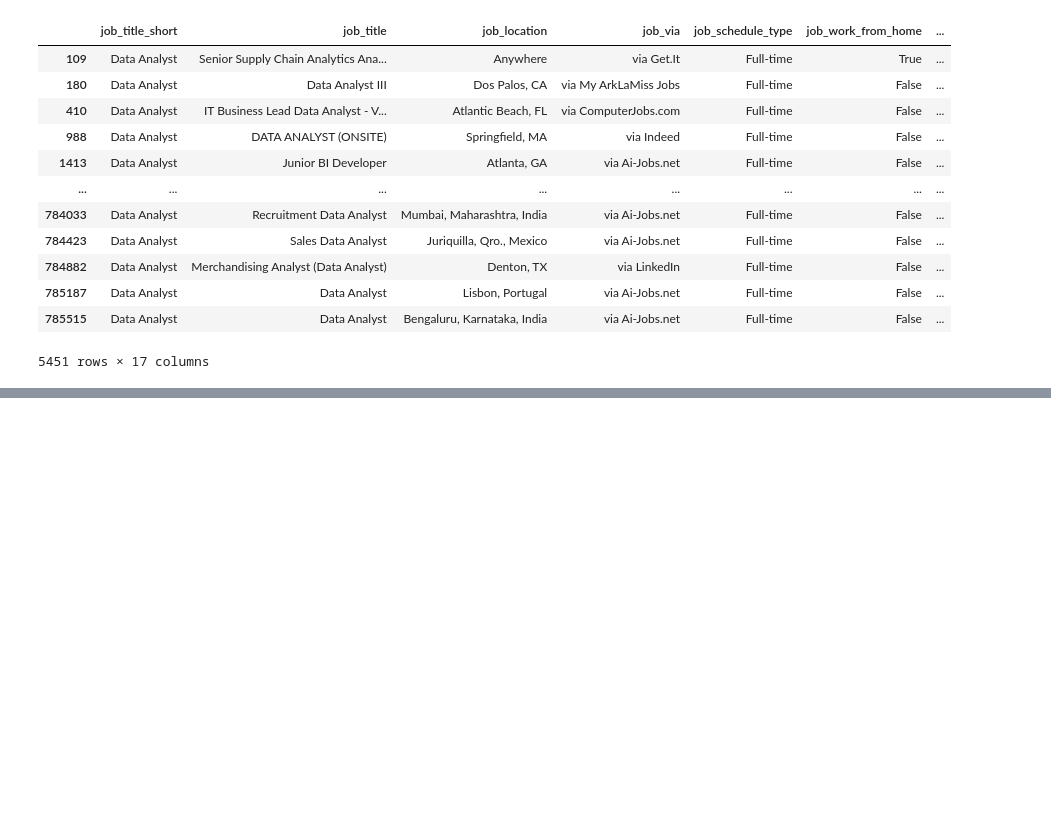
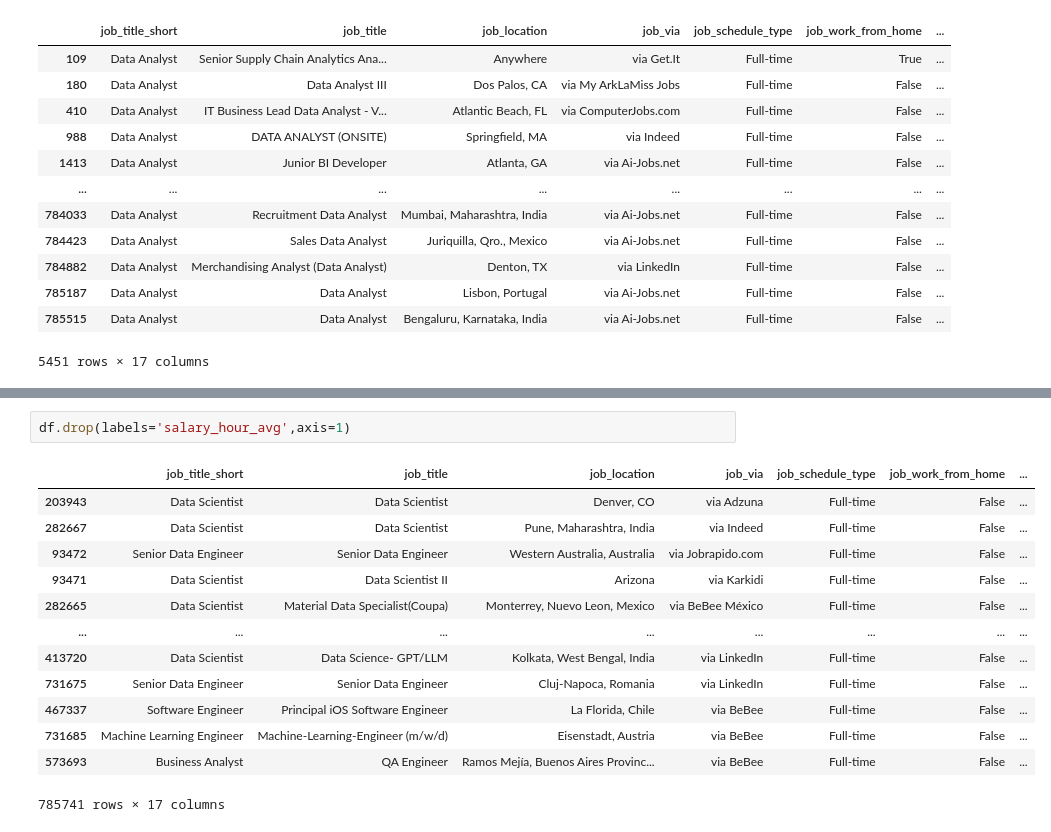
Before and after one commit to shyam0770sharma-prog/PYTHON, a Jupyter notebook: Untitled21.ipynb, the cells around one changed output, grey strips where cells are left out. Cells and saved outputs as stored; diff of their text form; blank space fills up the shorter version.

```diff
--- a/Untitled21.ipynb
+++ b/Untitled21.ipynb
@@ -468,0 +686,16 @@ df[(df.job_title_short == 'Data Analyst') & (df.salary_year_avg.notna())]
+# %%
+df.drop(labels='salary_hour_avg',axis=1)
+# %% [output]
+|  | job_title_short | job_title | job_location | job_via | job_schedule_type | job_work_from_home | ... |
+| 203943 | Data Scientist | Data Scientist | Denver, CO | via Adzuna | Full-time | False | ... |
+| 282667 | Data Scientist | Data Scientist | Pune, Maharashtra, India | via Indeed | Full-time | False | ... |
+| 93472 | Senior Data Engineer | Senior Data Engineer | Western Australia, Australia | via Jobrapido.com | Full-time | False | ... |
+| 93471 | Data Scientist | Data Scientist II | Arizona | via Karkidi | Full-time | False | ... |
+| 282665 | Data Scientist | Material Data Specialist(Coupa) | Monterrey, Nuevo Leon, Mexico | via BeBee México | Full-time | False | ... |
+| ... | ... | ... | ... | ... | ... | ... | ... |
+| 413720 | Data Scientist | Data Science- GPT/LLM | Kolkata, West Bengal, India | via LinkedIn | Full-time | False | ... |
+| 731675 | Senior Data Engineer | Senior Data Engineer | Cluj-Napoca, Romania | via LinkedIn | Full-time | False | ... |
+| 467337 | Software Engineer | Principal iOS Software Engineer | La Florida, Chile | via BeBee | Full-time | False | ... |
+| 731685 | Machine Learning Engineer | Machine-Learning-Engineer (m/w/d) | Eisenstadt, Austria | via BeBee | Full-time | False | ... |
+| 573693 | Business Analyst | QA Engineer | Ramos Mejía, Buenos Aires Provinc... | via BeBee | Full-time | False | ... |
+785741 rows × 17 columns
```
Also changed, not shown: parts of 26 cells of this notebook.
